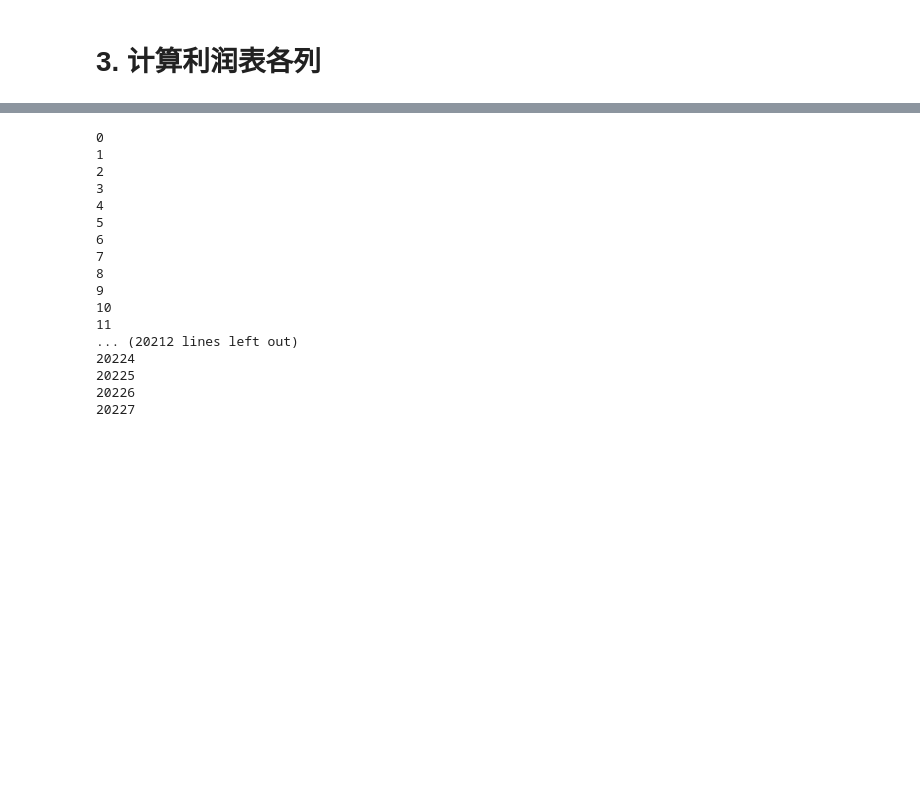
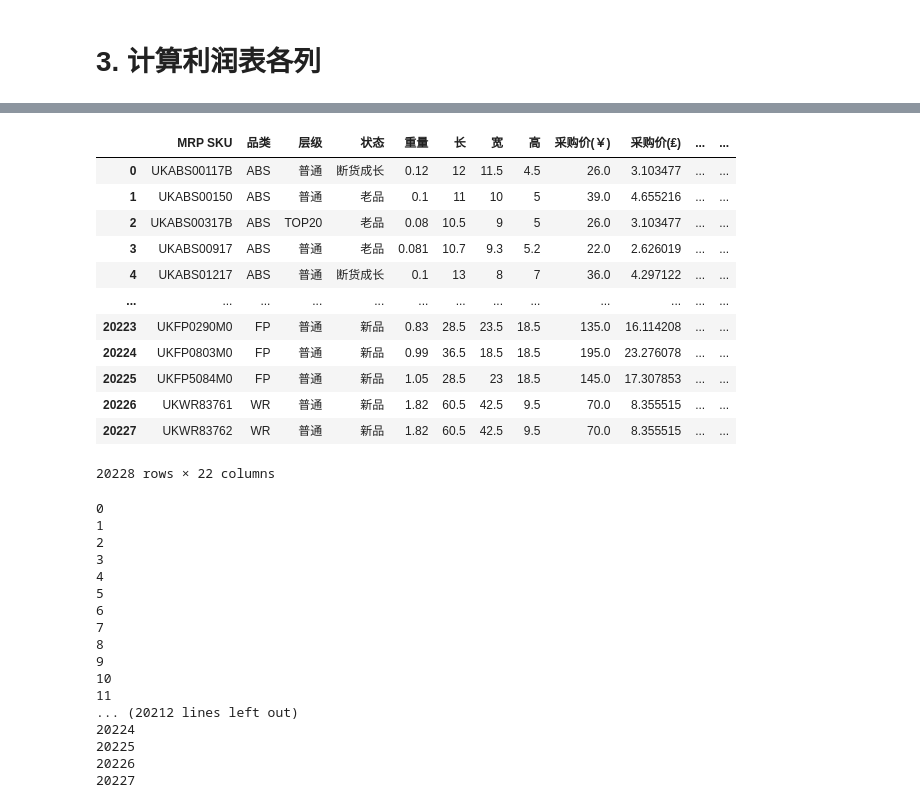
Before and after one commit to hzm1124/YangTeng, a Jupyter notebook: 6.UK利润/1-每周MRP-Lennon.ipynb, the cells around one changed output, grey strips where cells are left out. Cells and saved outputs as stored; diff of their text form; code cells hidden in the pictures; blank space fills up the shorter version.

```diff
--- a/6.UK利润/1-每周MRP-Lennon.ipynb
+++ b/6.UK利润/1-每周MRP-Lennon.ipynb
@@ -402,0 +325,9 @@ df_alternate
+# %%
+df_alternate = pd.merge(left=df_alternate, right=df_property[['商品编码', '最终重量', '长', '宽', '高']], how='left', left_on='主料SKU_upper', right_on='商品编码').fillna('')
+df_alternate = pd.merge(left=df_alternate, right=df_property[['商品编码', '最终重量', '长', '宽', '高']], how='left', left_on='替代料1_upper', right_on='商品编码', suffixes=('', '_1')).fillna('')
+df_alternate = pd.merge(left=df_alternate, right=df_property[['商品编码', '最终重量', '长', '宽', '高']], how='left', left_on='替换料2_upper', right_on='商品编码', suffixes=('', '_2')).fillna('')
+df_alternate = pd.merge(left=df_alternate, right=df_property[['商品编码', '最终重量', '长', '宽', '高']], how='left', left_on='替换料3_upper', right_on='商品编码', suffixes=('', '_3')).fillna('')
+df_alternate = pd.merge(left=df_alternate, right=df_property[['商品编码', '最终重量', '长', '宽', '高']], how='left', left_on='替换料4_upper', right_on='商品编码', suffixes=('', '_4')).fillna('')
+df_alternate = pd.merge(left=df_alternate, right=df_property[['商品编码', '最终重量', '长', '宽', '高']], how='left', left_on='替换料5_upper', right_on='商品编码', suffixes=('', '_5')).fillna('')
+
+df_alternate
@@ -402,0 +348,9 @@ df_alternate
+# %%
+df_alternate = pd.merge(left=df_alternate, right=df_price, how='left', left_on='主料SKU_upper', right_on='MRP SKU').fillna('')
+df_alternate = pd.merge(left=df_alternate, right=df_price, how='left', left_on='替代料1_upper', right_on='MRP SKU', suffixes=('', '_1')).fillna('')
+df_alternate = pd.merge(left=df_alternate, right=df_price, how='left', left_on='替换料2_upper', right_on='MRP SKU', suffixes=('', '_2')).fillna('')
+df_alternate = pd.merge(left=df_alternate, right=df_price, how='left', left_on='替换料3_upper', right_on='MRP SKU', suffixes=('', '_3')).fillna('')
+df_alternate = pd.merge(left=df_alternate, right=df_price, how='left', left_on='替换料4_upper', right_on='MRP SKU', suffixes=('', '_4')).fillna('')
+df_alternate = pd.merge(left=df_alternate, right=df_price, how='left', left_on='替换料5_upper', right_on='MRP SKU', suffixes=('', '_5')).fillna('')
+
+df_alternate
@@ -577 +569,23 @@ df_profit
+# %%
+df_profit = pd.merge(left=df_profit, right=df_note_packaging, how='left', left_on='品类', right_on='品类')
+df_profit['包装费'] = df_profit['包装成本'] / dict_parameter['exchange']
+df_profit['退税'] = df_profit['采购价(₤)'] / (1 + dict_parameter['refund']) * dict_parameter['refund']
+df_profit = pd.merge(left=df_profit, right=df_note_tax[['品类', '税率']], how='left', left_on='品类', right_on='品类')
+df_profit = pd.merge(left=df_profit, right=df_mapping, how='left', left_on='MRP SKU', right_on='对应的MRP1').fillna('未上架')
+
+df_profit
+# %% [output]
+|  | MRP SKU | 品类 | 层级 | 状态 | 重量 | 长 | 宽 | 高 | 采购价(￥) | 采购价(₤) | ... | ... |
+| 0 | UKABS00117B | ABS | 普通 | 断货成长 | 0.12 | 12 | 11.5 | 4.5 | 26.0 | 3.103477 | ... | ... |
+| 1 | UKABS00150 | ABS | 普通 | 老品 | 0.1 | 11 | 10 | 5 | 39.0 | 4.655216 | ... | ... |
+| 2 | UKABS00317B | ABS | TOP20 | 老品 | 0.08 | 10.5 | 9 | 5 | 26.0 | 3.103477 | ... | ... |
+| 3 | UKABS00917 | ABS | 普通 | 老品 | 0.081 | 10.7 | 9.3 | 5.2 | 22.0 | 2.626019 | ... | ... |
+| 4 | UKABS01217 | ABS | 普通 | 断货成长 | 0.1 | 13 | 8 | 7 | 36.0 | 4.297122 | ... | ... |
+| ... | ... | ... | ... | ... | ... | ... | ... | ... | ... | ... | ... | ... |
+| 20223 | UKFP0290M0 | FP | 普通 | 新品 | 0.83 | 28.5 | 23.5 | 18.5 | 135.0 | 16.114208 | ... | ... |
+| 20224 | UKFP0803M0 | FP | 普通 | 新品 | 0.99 | 36.5 | 18.5 | 18.5 | 195.0 | 23.276078 | ... | ... |
+| 20225 | UKFP5084M0 | FP | 普通 | 新品 | 1.05 | 28.5 | 23 | 18.5 | 145.0 | 17.307853 | ... | ... |
+| 20226 | UKWR83761 | WR | 普通 | 新品 | 1.82 | 60.5 | 42.5 | 9.5 | 70.0 | 8.355515 | ... | ... |
+| 20227 | UKWR83762 | WR | 普通 | 新品 | 1.82 | 60.5 | 42.5 | 9.5 | 70.0 | 8.355515 | ... | ... |
+20228 rows × 22 columns
 # %%
```
Also changed, not shown: parts of 19 cells of this notebook, 1 other file.
